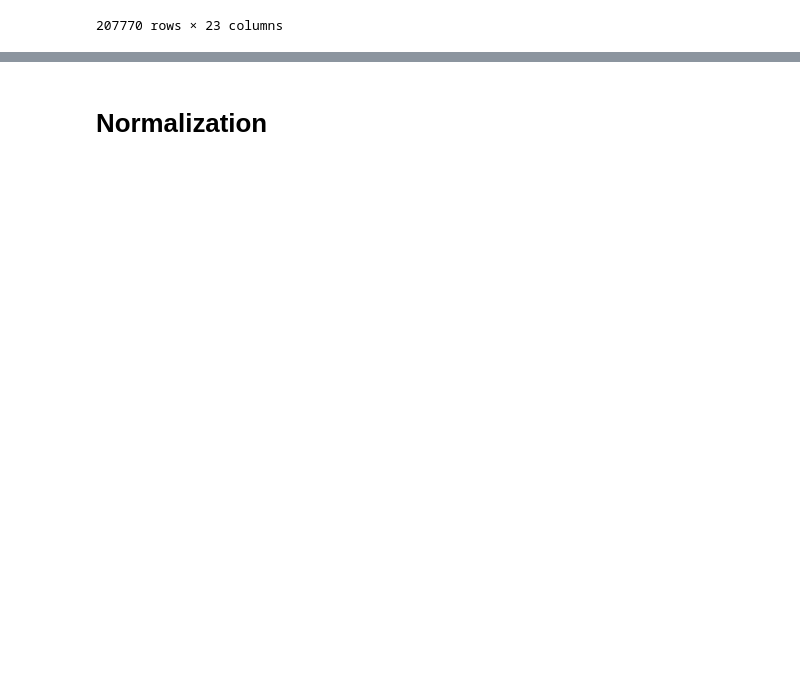
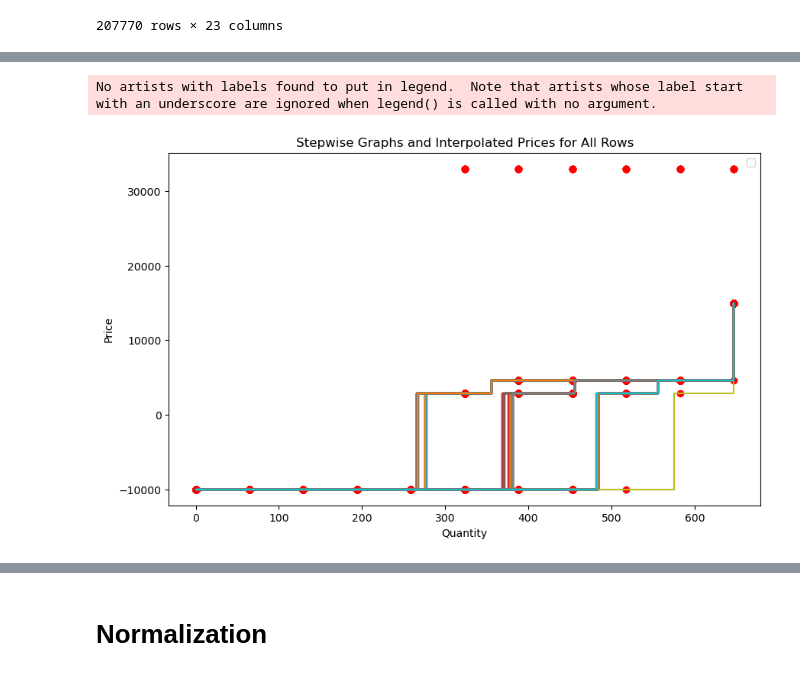
Before and after one commit to gbrosell/maroon-archers, a Jupyter notebook: Feature_Engineering.ipynb, the cells around one changed output, grey strips where cells are left out. Cells and saved outputs as stored; diff of their text form; code cells hidden in the pictures; blank space fills up the shorter version.

Commit message:
Added stepwise curves with interpolated prices at regular intervals

```diff
--- a/Feature_Engineering.ipynb
+++ b/Feature_Engineering.ipynb
@@ -3,2 +7,3 @@ import pandas as pd
 # %%
-df = pd.read_csv('F:\WESM_data\RTD_Generation_Offers\consolidated_csv_01SUAL_G01.csv')
+df = pd.read_csv('C:/Users/Francia/Desktop/data/consolidated_csv_01SUAL_G01.csv')
+df.head()
@@ -122,3 +108,5 @@ result_df
 | 207768 | 09/25/2023 11:50:00 PM | -10000.0 | -10000.0 | 5300.08 | 5700.08 | 6000.08 | 6500.08 | 7000.08 | 7400.08 | 7800.08 | ... | ... |
 | 207769 | 09/25/2023 11:55:00 PM | -10000.0 | -10000.0 | 5300.08 | 5700.08 | 6000.08 | 6500.08 | 7000.08 | 7400.08 | 7800.08 | ... | ... |
 207770 rows × 23 columns
+# %%
+result_df['run_time'] = result_df['run_time'].astype(str)
@@ -124,0 +119,3 @@ result_df
+# %%
+df_2022 = result_df[result_df['run_time'].str[6:10]=='2022']
+df_2022.head()
@@ -124,0 +182,16 @@ result_df
+# %%
+# Plot all stepwise curves on a single graph
+plt.figure(figsize=(10, 6))
+for quantities, prices, intp_quantities, intp_prices in zip(all_quantities, all_prices, all_intp_quantities, all_intp_prices):
+    plt.step(quantities, prices, where='post')
+    plt.scatter(intp_quantities, intp_prices, color='red')
+
+# Customize the plot as needed
+plt.xlabel('Quantity')
+plt.ylabel('Price')
+plt.title('Stepwise Graphs and Interpolated Prices for All Rows')
+plt.legend()
+plt.show()
+# %% [output]
+No artists with labels found to put in legend.  Note that artists whose label start with an underscore are ignored when legend() is called with no argument.
+[figure, added]
```
Also changed, not shown: parts of 11 cells of this notebook.
